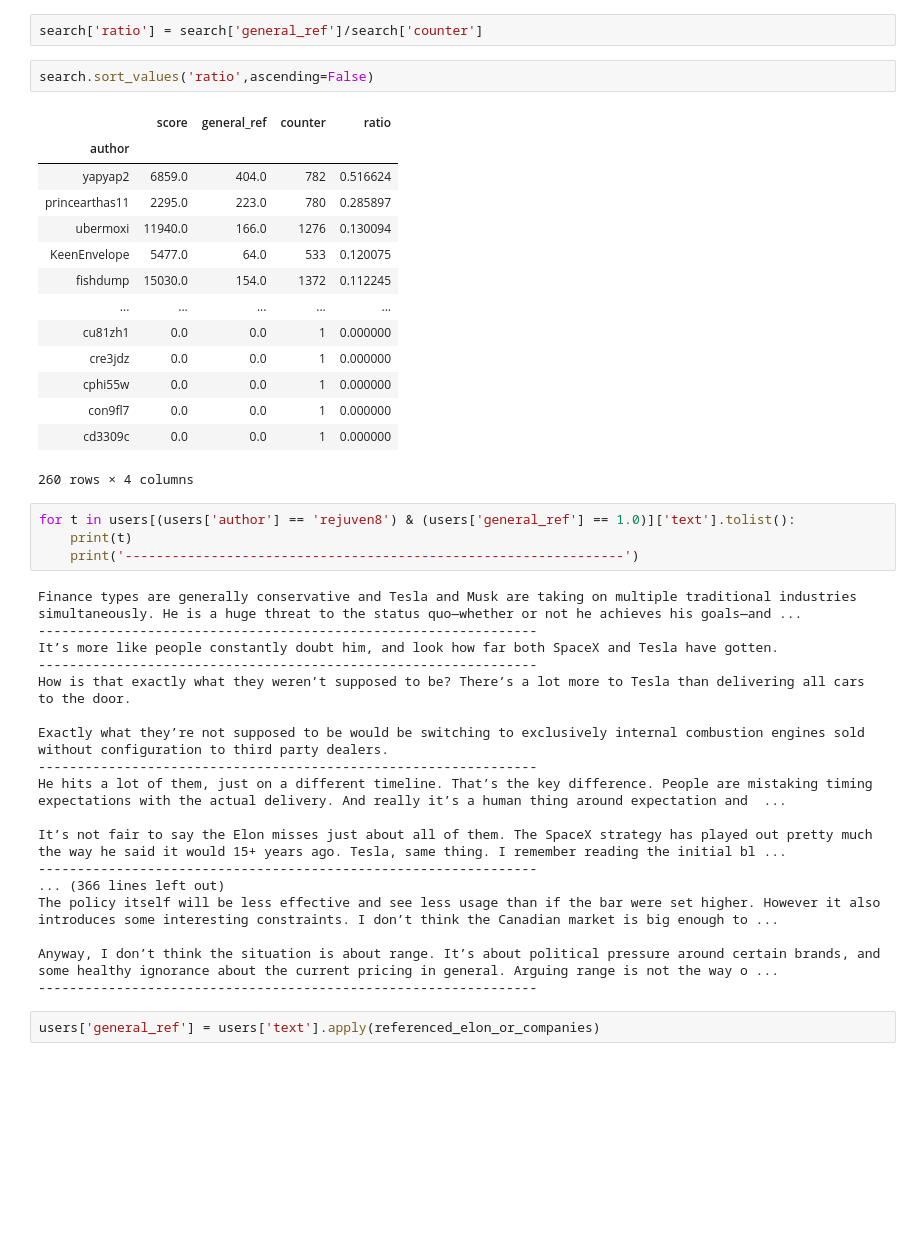
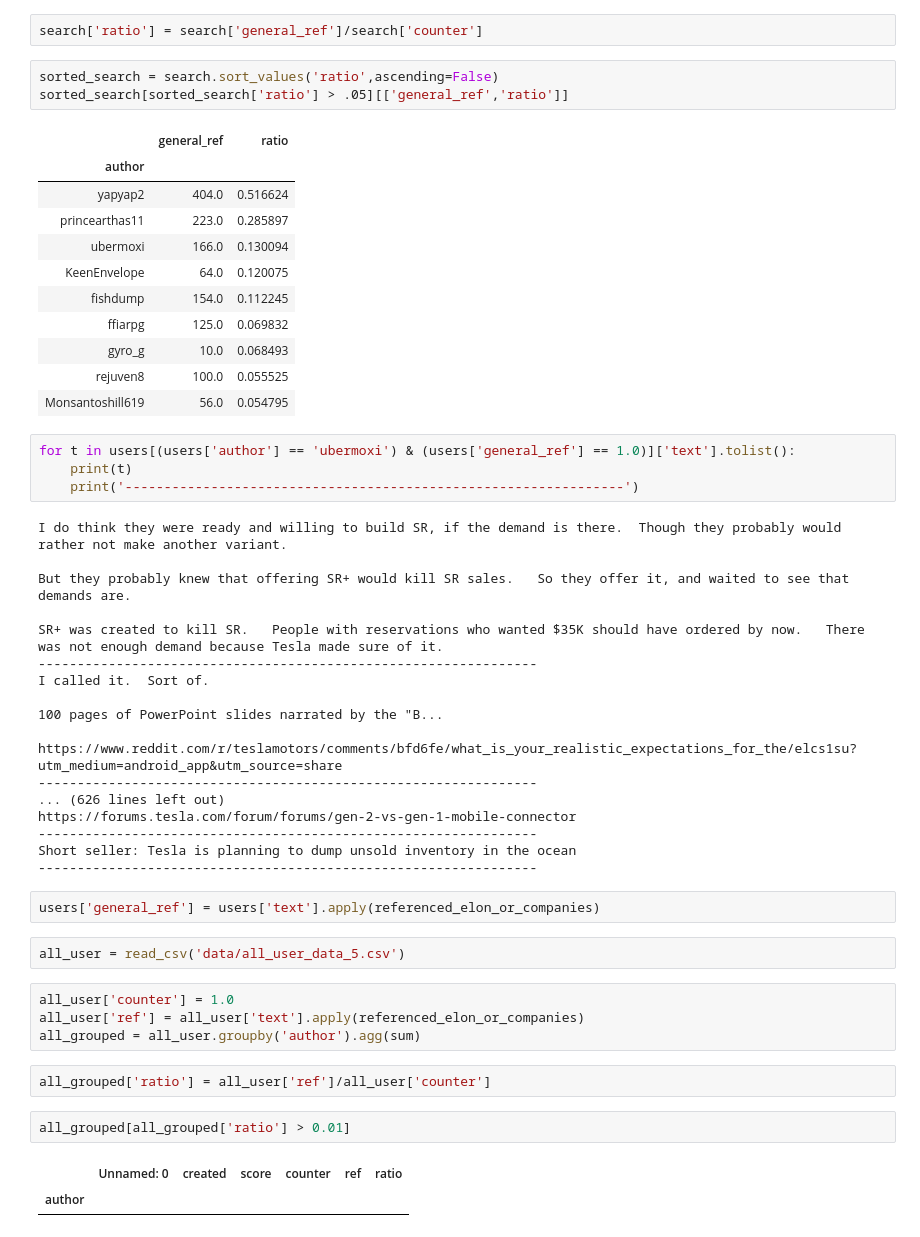
Before and after one commit to justin-riley/sock-puppet-search, a Jupyter notebook: Untitled.ipynb, the cells around one changed output. Cells and saved outputs as stored; diff of their text form; blank space fills up the shorter version.

```diff
--- a/Untitled.ipynb
+++ b/Untitled.ipynb
@@ -234,43 +262,54 @@ search = users[['author','score','subreddit','general_ref','counter']].groupby('
 # %%
 search['ratio'] = search['general_ref']/search['counter']
 # %%
-search.sort_values('ratio',ascending=False)
+sorted_search = search.sort_values('ratio',ascending=False)
+sorted_search[sorted_search['ratio'] > .05][['general_ref','ratio']]
 # %% [output]
-|  | score | general_ref | counter | ratio |
-| author |  |  |  |  |
-| yapyap2 | 6859.0 | 404.0 | 782 | 0.516624 |
-| princearthas11 | 2295.0 | 223.0 | 780 | 0.285897 |
-| ubermoxi | 11940.0 | 166.0 | 1276 | 0.130094 |
-| KeenEnvelope | 5477.0 | 64.0 | 533 | 0.120075 |
-| fishdump | 15030.0 | 154.0 | 1372 | 0.112245 |
-| ... | ... | ... | ... | ... |
-| cu81zh1 | 0.0 | 0.0 | 1 | 0.000000 |
-| cre3jdz | 0.0 | 0.0 | 1 | 0.000000 |
-| cphi55w | 0.0 | 0.0 | 1 | 0.000000 |
-| con9fl7 | 0.0 | 0.0 | 1 | 0.000000 |
-| cd3309c | 0.0 | 0.0 | 1 | 0.000000 |
+|  | general_ref | ratio |
+| author |  |  |
+| yapyap2 | 404.0 | 0.516624 |
+| princearthas11 | 223.0 | 0.285897 |
+| ubermoxi | 166.0 | 0.130094 |
+| KeenEnvelope | 64.0 | 0.120075 |
+| fishdump | 154.0 | 0.112245 |
+| ffiarpg | 125.0 | 0.069832 |
+| gyro_g | 10.0 | 0.068493 |
+| rejuven8 | 100.0 | 0.055525 |
+| Monsantoshill619 | 56.0 | 0.054795 |
-260 rows × 4 columns
 # %%
-for t in users[(users['author'] == 'rejuven8') & (users['general_ref'] == 1.0)]['text'].tolist():
+for t in users[(users['author'] == 'ubermoxi') & (users['general_ref'] == 1.0)]['text'].tolist():
     print(t)
     print('----------------------------------------------------------------')
 # %% [output]
-Finance types are generally conservative and Tesla and Musk are taking on multiple traditional industries simultaneously. He is a huge threat to the status quo—whether or not he achieves his goals—and ...
+I do think they were ready and willing to build SR, if the demand is there.  Though they probably would rather not make another variant.
+
+But they probably knew that offering SR+ would kill SR sales.   So they offer it, and waited to see that demands are.
+
+SR+ was created to kill SR.   People with reservations who wanted $35K should have ordered by now.   There was not enough demand because Tesla made sure of it.
 ----------------------------------------------------------------
-It’s more like people constantly doubt him, and look how far both SpaceX and Tesla have gotten.
+I called it.  Sort of.
+
+100 pages of PowerPoint slides narrated by the "B...
+
+https://www.reddit.com/r/teslamotors/comments/bfd6fe/what_is_your_realistic_expectations_for_the/elcs1su?utm_medium=android_app&utm_source=share
 ----------------------------------------------------------------
-How is that exactly what they weren’t supposed to be? There’s a lot more to Tesla than delivering all cars to the door.
-
-Exactly what they’re not supposed to be would be switching to exclusively internal combustion engines sold without configuration to third party dealers.
+... (626 lines left out)
+https://forums.tesla.com/forum/forums/gen-2-vs-gen-1-mobile-connector
 ----------------------------------------------------------------
-He hits a lot of them, just on a different timeline. That’s the key difference. People are mistaking timing expectations with the actual delivery. And really it’s a human thing around expectation and  ...
-
-It’s not fair to say the Elon misses just about all of them. The SpaceX strategy has played out pretty much the way he said it would 15+ years ago. Tesla, same thing. I remember reading the initial bl ...
+Short seller: Tesla is planning to dump unsold inventory in the ocean
 ----------------------------------------------------------------
-... (366 lines left out)
-The policy itself will be less effective and see less usage than if the bar were set higher. However it also introduces some interesting constraints. I don’t think the Canadian market is big enough to ...
-
-Anyway, I don’t think the situation is about range. It’s about political pressure around certain brands, and some healthy ignorance about the current pricing in general. Arguing range is not the way o ...
-----------------------------------------------------------------
 # %%
 users['general_ref'] = users['text'].apply(referenced_elon_or_companies)
+# %%
+all_user = read_csv('data/all_user_data_5.csv')
+# %%
+all_user['counter'] = 1.0
+all_user['ref'] = all_user['text'].apply(referenced_elon_or_companies)
+all_grouped = all_user.groupby('author').agg(sum)
+# %%
+all_grouped['ratio'] = all_user['ref']/all_user['counter']
+# %%
+all_grouped[all_grouped['ratio'] > 0.01]
+# %% [output]
+|  | Unnamed: 0 | created | score | counter | ref | ratio |
+| author |  |  |  |  |  |  |
```
Also changed, not shown: parts of 12 cells of this notebook, 31 other files.
